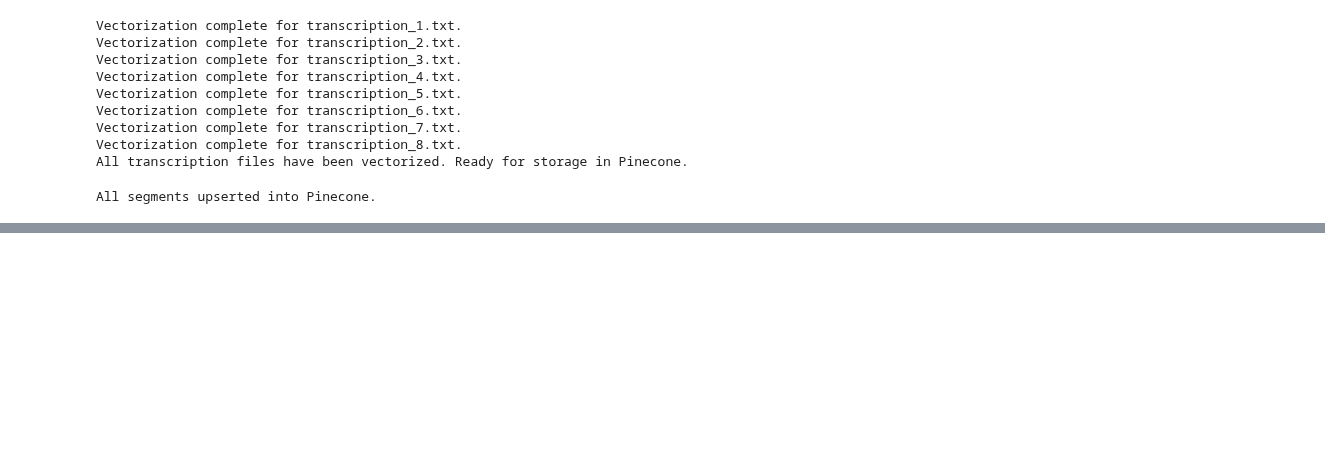
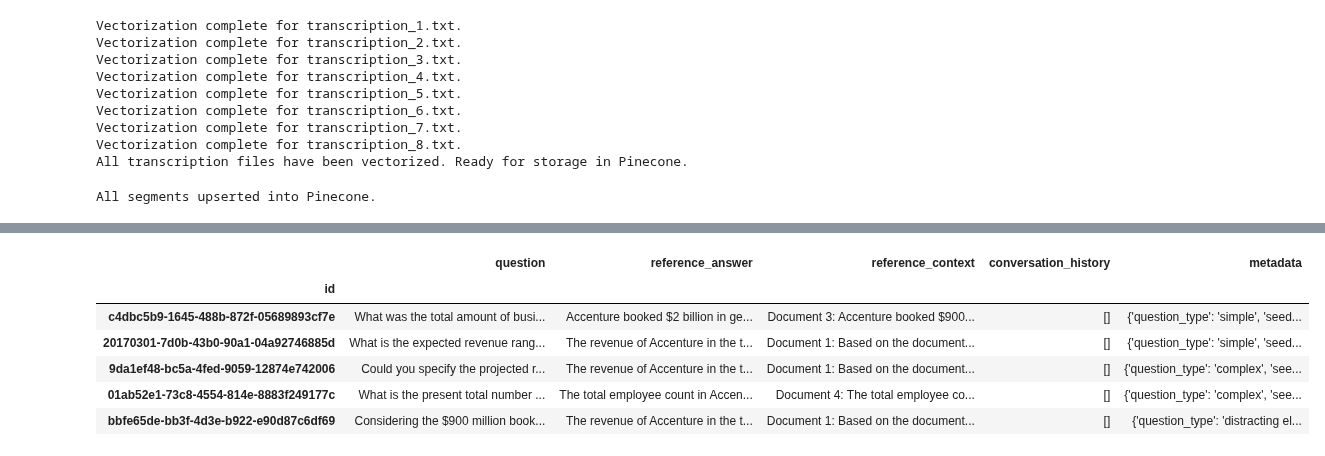
Before and after one commit to ironhack-labs/project-3-business-case-multimodal-ai-chatbot-for-yt-video-qa, a Jupyter notebook: project_yt_chatbot_kk_prefinal.ipynb, the cells around one changed output, grey strips where cells are left out. Saved outputs shown, nothing was run; the diff lists cells and outputs as text; code cells hidden in the pictures; blank space fills up the shorter version.

```diff
--- a/project_yt_chatbot_kk_prefinal.ipynb
+++ b/project_yt_chatbot_kk_prefinal.ipynb
@@ -163,7 +172,7 @@ from pinecone import Pinecone, ServerlessSpec
 # Initialize Pinecone client with the updated API
 pc = Pinecone(api_key=os.environ["PINECONE_API_KEY"])
 #spec = ServerlessSpec(cloud="aws", region="us-west-1")          # Specify Pinecone environment
-index_name = "transcription-accnt-earn-index-no-consol"             # Create New Index
+index_name = "transcription-accnt-earn-index-final"             # Create New Index
 
 # Check if the index exists; create if it doesn’t
 if index_name not in [index_info["name"] for index_info in pc.list_indexes()]:
@@ -587,0 +673,21 @@ Final Answer: The revenue of Accenture for the third quarter of 2024 was $65 bil
+# %%
+import pandas as pd
+
+# Define the sample questions to test with `handle_query`
+# Define the list of queries to retrieve answers for
+queries = [
+    "What is the revenue of Accenture in third quarter of 2024?",
+    "What is the EPS of Accenture in fourth quarter of 2024?",
+    "Who are the competitors of Accenture?",
+    "What is the size of Genai project deals for Accenture in year 2024?",
+    "what is the total employee count in Accenture today??"
+]
+
+# Collect answers by running each query through the handle_query function
+answers = [handle_query(query) for query in queries]
+
+# Create a DataFrame with only the answers
+df_giskard = pd.DataFrame(answers, columns=["text"])
+
+# Display the DataFrame to verify
+df_giskard.head()
@@ -587,0 +706,23 @@ Final Answer: The revenue of Accenture for the third quarter of 2024 was $65 bil
+# %%
+# Build KNOWLEDGEBASE for Giskard
+
+kb_giskard = KnowledgeBase(df_giskard)
+# %%
+# Test Question using Giskard
+
+test_questions = generate_testset(
+    kb_giskard,
+    num_questions=10,
+    agent_description="Accenture Q&A chat assistant related to Quarterly Earnings, and general information like competition",
+)
+# %%
+df_test_questions = test_questions.to_pandas()
+df_test_questions.head()
+# %% [output]
+|  | question | reference_answer | reference_context | conversation_history | metadata |
+| id |  |  |  |  |  |
+| c4dbc5b9-1645-488b-872f-05689893cf7e | What was the total amount of busi... | Accenture booked $2 billion in ge... | Document 3: Accenture booked $900... | [] | {'question_type': 'simple', 'seed... |
+| 20170301-7d0b-43b0-90a1-04a92746885d | What is the expected revenue rang... | The revenue of Accenture in the t... | Document 1: Based on the document... | [] | {'question_type': 'simple', 'seed... |
+| 9da1ef48-bc5a-4fed-9059-12874e742006 | Could you specify the projected r... | The revenue of Accenture in the t... | Document 1: Based on the document... | [] | {'question_type': 'complex', 'see... |
+| 01ab52e1-73c8-4554-814e-8883f249177c | What is the present total number ... | The total employee count in Accen... | Document 4: The total employee co... | [] | {'question_type': 'complex', 'see... |
+| bbfe65de-bb3f-4d3e-b922-e90d87c6df69 | Considering the $900 million book... | The revenue of Accenture in the t... | Document 1: Based on the document... | [] | {'question_type': 'distracting el... |
```
Also changed, not shown: parts of 20 cells of this notebook, 1 other file.
